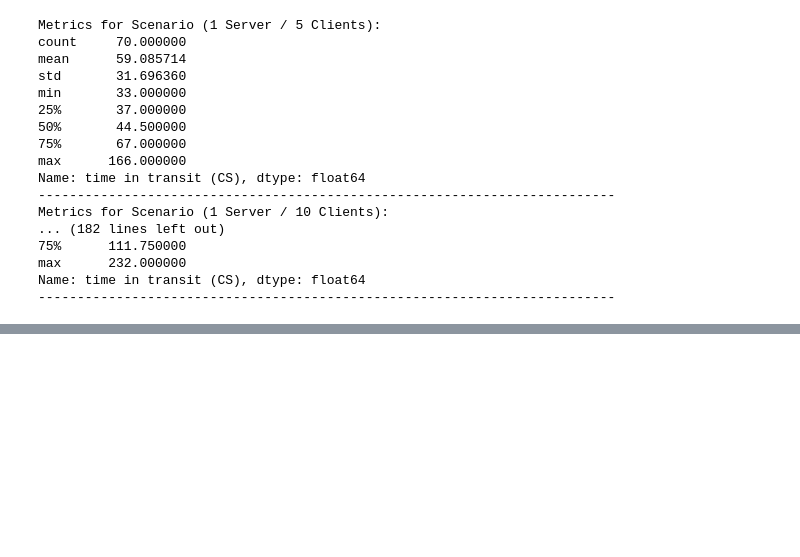
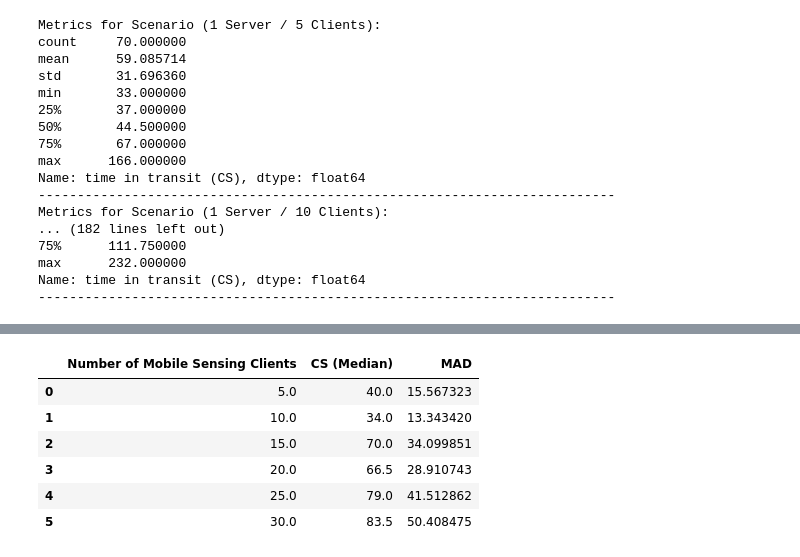
Before and after one commit to leopoldBlk/crowd-monitoring-mcs-application, a Jupyter notebook: evaluation/metricsCalculation/CS.ipynb, the cells around one changed output, grey strips where cells are left out. Drawn from its saved outputs; the diff is of its cells as text; code cells hidden in the pictures; blank space fills up the shorter version.

```diff
--- a/evaluation/metricsCalculation/CS.ipynb
+++ b/evaluation/metricsCalculation/CS.ipynb
@@ -157,0 +173,10 @@ plt.show()
+# %%
+dfCS5Server
+# %% [output]
+|  | Number of Mobile Sensing Clients | CS (Median) | MAD |
+| 0 | 5.0 | 40.0 | 15.567323 |
+| 1 | 10.0 | 34.0 | 13.343420 |
+| 2 | 15.0 | 70.0 | 34.099851 |
+| 3 | 20.0 | 66.5 | 28.910743 |
+| 4 | 25.0 | 79.0 | 41.512862 |
+| 5 | 30.0 | 83.5 | 50.408475 |
```
Also changed, not shown: parts of 4 cells of this notebook, 2 other files.
